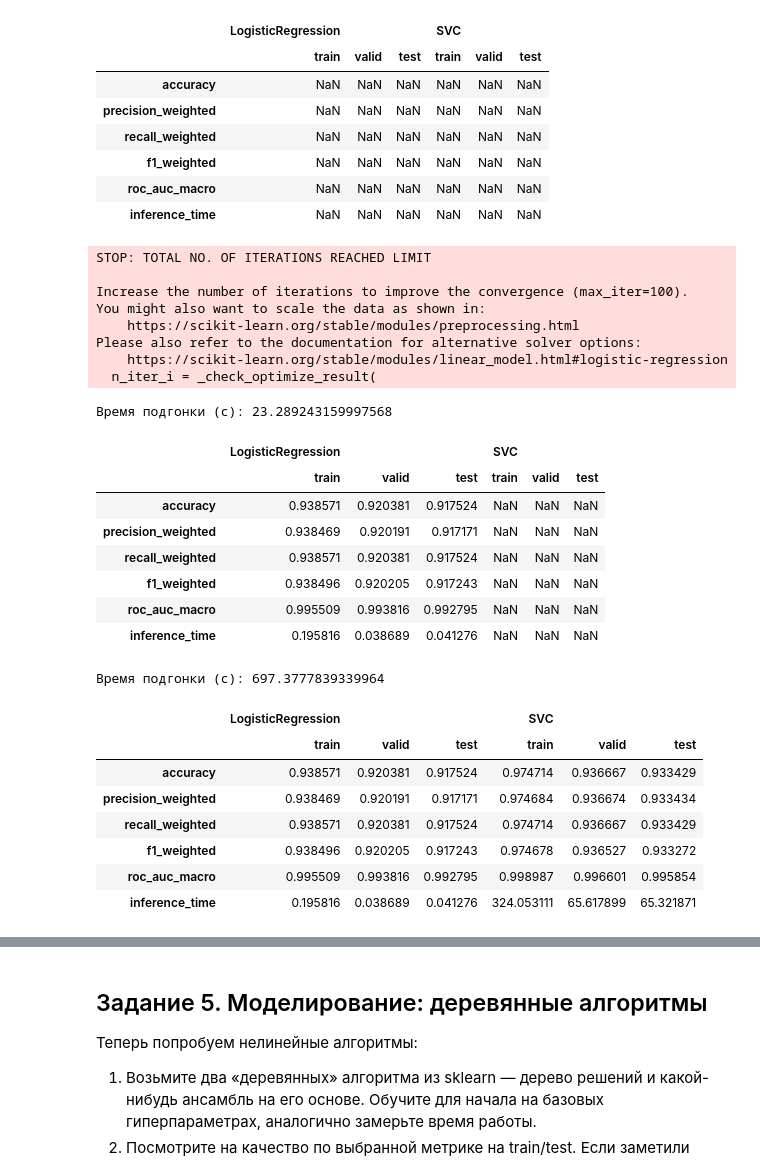
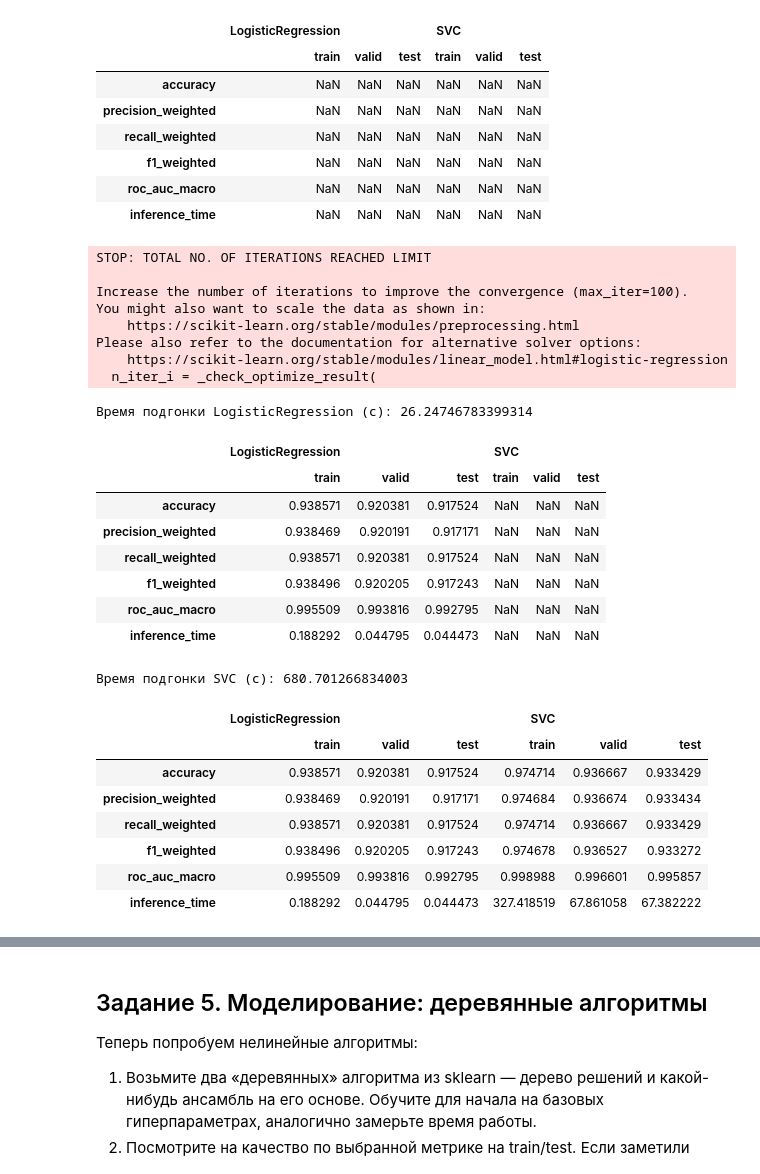
Before and after one commit to EgrSlv/DeepLearning__MIPT, a Jupyter notebook: Final_task/ML_FinalTask_report_SolovevEgor.ipynb, the cells around one changed output, grey strips where cells are left out. Drawn from its saved outputs; the diff is of its cells as text; code cells hidden in the pictures.

```diff
--- a/Final_task/ML_FinalTask_report_SolovevEgor.ipynb
+++ b/Final_task/ML_FinalTask_report_SolovevEgor.ipynb
@@ -41,6 +41,8 @@ import numpy as np
 import pandas as pd
 import math as m
 import seaborn as sns
+import optuna
+
 from sklearn.datasets import fetch_openml
 from sklearn.decomposition import PCA
 from sklearn.model_selection import train_test_split
@@ -50,13 +52,24 @@ from sklearn.metrics import (accuracy_score,
                              precision_score,
                              recall_score,
                              f1_score,
-                             roc_auc_score)
+                             roc_auc_score,
+                             confusion_matrix)
 
 from sklearn.linear_model import LogisticRegression
 from sklearn.svm import SVC
 
 from sklearn.tree import DecisionTreeClassifier
 from sklearn.ensemble import RandomForestClassifier
+
+from catboost import CatBoostClassifier
+
+from sklearn.decomposition import PCA
+from sklearn.manifold import TSNE
+
+
+pd.set_option("display.max_columns", None)
+pd.set_option("display.max_rows", None)
+pd.set_option("display.max_colwidth", None)
 # %% [markdown]
 ## Задание 1. Знакомство с данными
 
@@ -69,10 +82,10 @@ from sklearn.ensemble import RandomForestClassifier
 Не забудьте зафиксировать все наблюдения в выводе.
 # %%
 # 1.1 - загрузка датасета
-# mnist = fetch_openml("mnist_784", version=1, parser="auto")
-# df = pd.concat([mnist["data"], mnist["target"]], axis=1)  # Собрал в единый df
+mnist = fetch_openml("mnist_784", version=1, parser="auto")
+df = pd.concat([mnist["data"], mnist["target"]], axis=1)  # Собрал в единый df
 
-df = pd.read_csv("./mnsit.csv").iloc[:, :]  # TODO удалить, и локальный файл тоже
+# df = pd.read_csv("./mnsit.csv").iloc[:, :]  # TODO удалить, и локальный файл тоже
 
 df.sample()  # class == target
 # %% [output]
@@ -381,14 +395,20 @@ columns = pd.MultiIndex.from_product([models, samples])
 METRICS = pd.DataFrame(index=metrics, columns=columns)
 
 # ============== Вспомогательная функция внесения метрик в таблицу =============
-def add_metrics_in_METRICS(model):
+def add_metrics_in_METRICS(model,
+                           model_name,
+                           *,
+                           X_train_=X_train_scaled,
+                           y_train_=y_train,
+                           X_valid_=X_valid_scaled,
+                           y_valid_=y_valid,
+                           X_test_=X_test_scaled,
+                           y_test_=y_test):
     """Вспомогательная функция добавления метрик в таблицу METRICS
     """
-    model_name = model.__class__.__name__
     for sample, X_scaled, y_true in tuple(zip(samples,
-                                            [X_train_scaled, X_valid_scaled,
-                                            X_test_scaled],
-                                            [y_train, y_valid, y_test])):
+                                              [X_train_, X_valid_, X_test_],
+                                              [y_train_, y_valid_, y_test_])):
         i_start = time.perf_counter()
         y_pred = model.predict(X_scaled)
         y_proba = model.predict_proba(X_scaled)
@@ -424,15 +444,16 @@ METRICS
 # Задание 4 - Основная часть: Логистическая Регрессия
 
 model = LogisticRegression()
+model_name = model.__class__.__name__
 
 # ================== Подгонка модели и замер времени обучения ==================
 start = time.perf_counter()
 model.fit(X_train_scaled, y_train)
 end = time.perf_counter()
-print("Время подгонки (с):", end - start)
+print(f"Время подгонки {model_name} (с):", end - start)
 
 # ============================== Добавление метрик =============================
-add_metrics_in_METRICS(model)
+add_metrics_in_METRICS(model, model_name)
 
 # ================================ Оценка метрик ===============================
 METRICS
@@ -445,7 +466,7 @@ You might also want to scale the data as shown in:
 Please also refer to the documentation for alternative solver options:
     https://scikit-learn.org/stable/modules/linear_model.html#logistic-regression
   n_iter_i = _check_optimize_result(
-Время подгонки (с): 23.289243159997568
+Время подгонки LogisticRegression (с): 26.24746783399314
 |  | LogisticRegression |  |  | SVC |  |  |
 |  | train | valid | test | train | valid | test |
 | accuracy | 0.938571 | 0.920381 | 0.917524 | NaN | NaN | NaN |
@@ -453,33 +474,34 @@ Please also refer to the documentation for alternative solver options:
 | recall_weighted | 0.938571 | 0.920381 | 0.917524 | NaN | NaN | NaN |
 | f1_weighted | 0.938496 | 0.920205 | 0.917243 | NaN | NaN | NaN |
 | roc_auc_macro | 0.995509 | 0.993816 | 0.992795 | NaN | NaN | NaN |
-| inference_time | 0.195816 | 0.038689 | 0.041276 | NaN | NaN | NaN |
+| inference_time | 0.188292 | 0.044795 | 0.044473 | NaN | NaN | NaN |
 # %%
 # Задание 4 - Основная часть: Метод опорных векторов
 
 model = SVC(probability=True, kernel="linear")
+model_name = model.__class__.__name__
 
 # ================== Подгонка модели и замер времени обучения ==================
 start = time.perf_counter()
 model.fit(X_train_scaled, y_train)
 end = time.perf_counter()
-print("Время подгонки (с):", end - start)
+print(f"Время подгонки {model_name} (с):", end - start)
 
 # ============================== Добавление метрик =============================
-add_metrics_in_METRICS(model)
+add_metrics_in_METRICS(model, model_name)
 
 # ================================ Оценка метрик ===============================
 METRICS
 # %% [output]
-Время подгонки (с): 697.3777839339964
+Время подгонки SVC (с): 680.701266834003
 |  | LogisticRegression |  |  | SVC |  |  |
 |  | train | valid | test | train | valid | test |
 | accuracy | 0.938571 | 0.920381 | 0.917524 | 0.974714 | 0.936667 | 0.933429 |
 | precision_weighted | 0.938469 | 0.920191 | 0.917171 | 0.974684 | 0.936674 | 0.933434 |
 | recall_weighted | 0.938571 | 0.920381 | 0.917524 | 0.974714 | 0.936667 | 0.933429 |
 | f1_weighted | 0.938496 | 0.920205 | 0.917243 | 0.974678 | 0.936527 | 0.933272 |
-| roc_auc_macro | 0.995509 | 0.993816 | 0.992795 | 0.998987 | 0.996601 | 0.995854 |
-| inference_time | 0.195816 | 0.038689 | 0.041276 | 324.053111 | 65.617899 | 65.321871 |
+| roc_auc_macro | 0.995509 | 0.993816 | 0.992795 | 0.998988 | 0.996601 | 0.995857 |
+| inference_time | 0.188292 | 0.044795 | 0.044473 | 327.418519 | 67.861058 | 67.382222 |
 # %% [markdown]
 **<Вывод Задание 4>**
 
```
Also changed, not shown: parts of 21 cells of this notebook.
